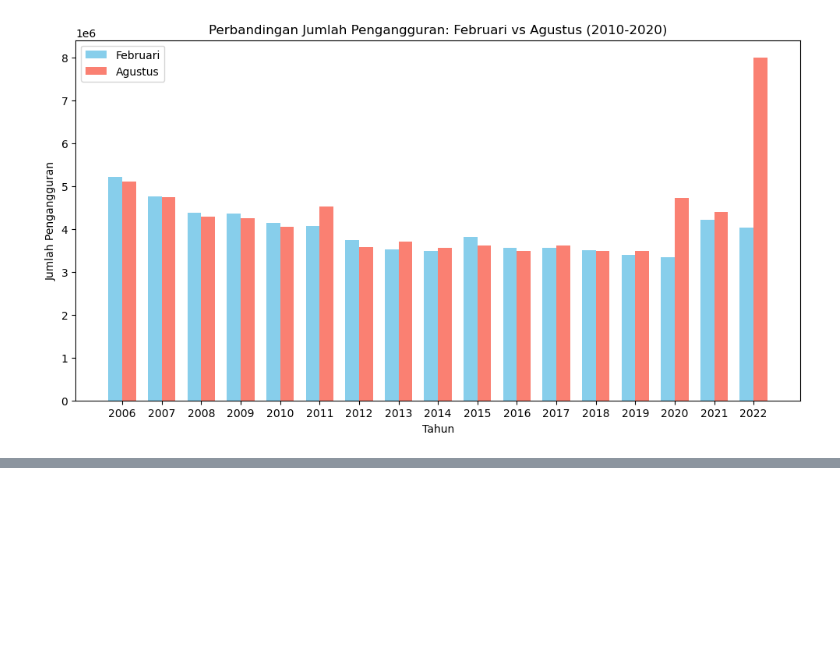
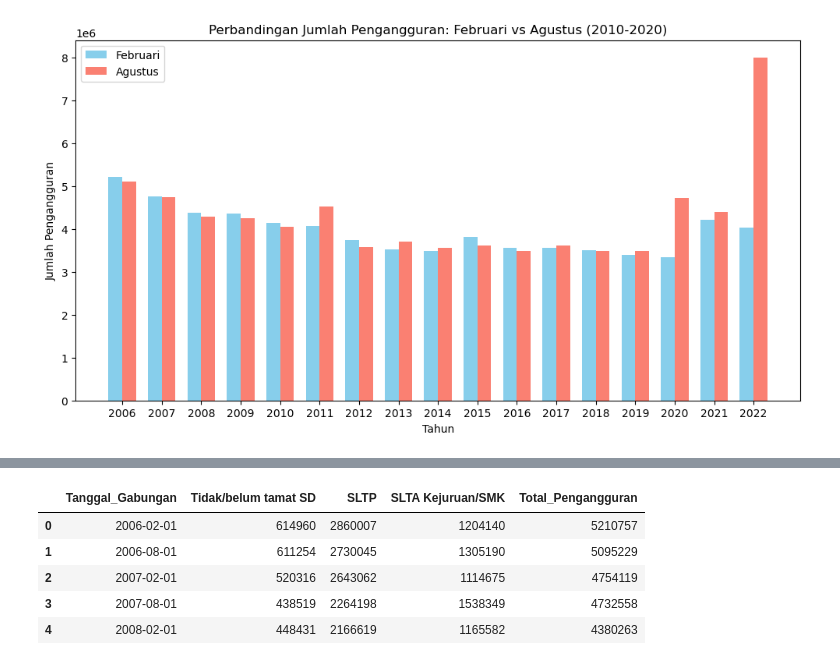
Before and after one commit to Aldevand/RegresiProject, a Jupyter notebook: notebooks/02_EDA.ipynb, the cells around one changed output, grey strips where cells are left out. Drawn from its saved outputs; the diff is of its cells as text; code cells hidden in the pictures; blank space fills up the shorter version.

```diff
--- a/notebooks/02_EDA.ipynb
+++ b/notebooks/02_EDA.ipynb
@@ -104,7 +104,3 @@ df_date
 | 32 | 24852 | 437819 | 1230914 | 1460221 | 2251558 | 1876661 | ... |
 | 33 | 15206 | 663125 | 1274153 | 1500807 | 2478173 | 1661492 | ... |
 | 34 | 15206 | 663125 | 1274153 | 1500807 | 2478173 | 1661492 | ... |
-# %%
-# hapus kolom tanggal
-df_date = df_date.drop(columns=['Tanggal'])
-df_date.head(5)
@@ -254,0 +250,10 @@ df_date.to_csv(processed_data_path, index=False)
+# %%
+selected_features = df_date[['Tanggal_Gabungan', 'Tidak/belum tamat SD', 'SLTP', 'SLTA Kejuruan/SMK', 'Total_Pengangguran'  ]]
+selected_features.head(5)
+# %% [output]
+|  | Tanggal_Gabungan | Tidak/belum tamat SD | SLTP | SLTA Kejuruan/SMK | Total_Pengangguran |
+| 0 | 2006-02-01 | 614960 | 2860007 | 1204140 | 5210757 |
+| 1 | 2006-08-01 | 611254 | 2730045 | 1305190 | 5095229 |
+| 2 | 2007-02-01 | 520316 | 2643062 | 1114675 | 4754119 |
+| 3 | 2007-08-01 | 438519 | 2264198 | 1538349 | 4732558 |
+| 4 | 2008-02-01 | 448431 | 2166619 | 1165582 | 4380263 |
```
Also changed, not shown: parts of 3 cells of this notebook, 2 other files.
